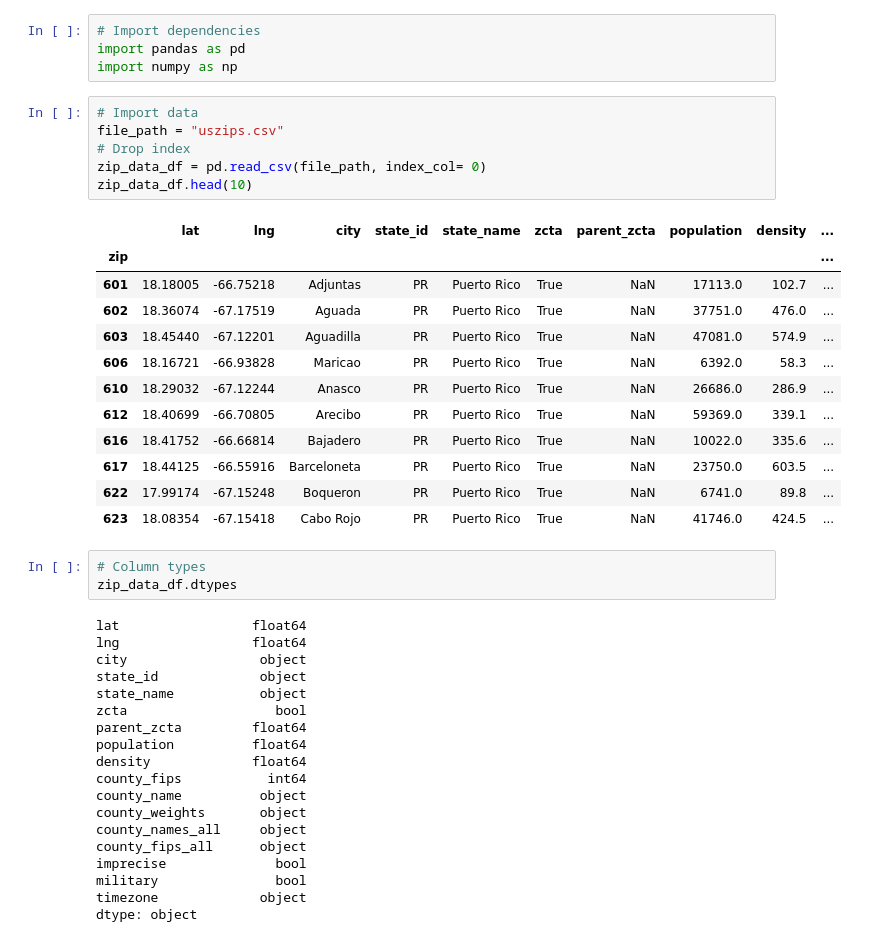
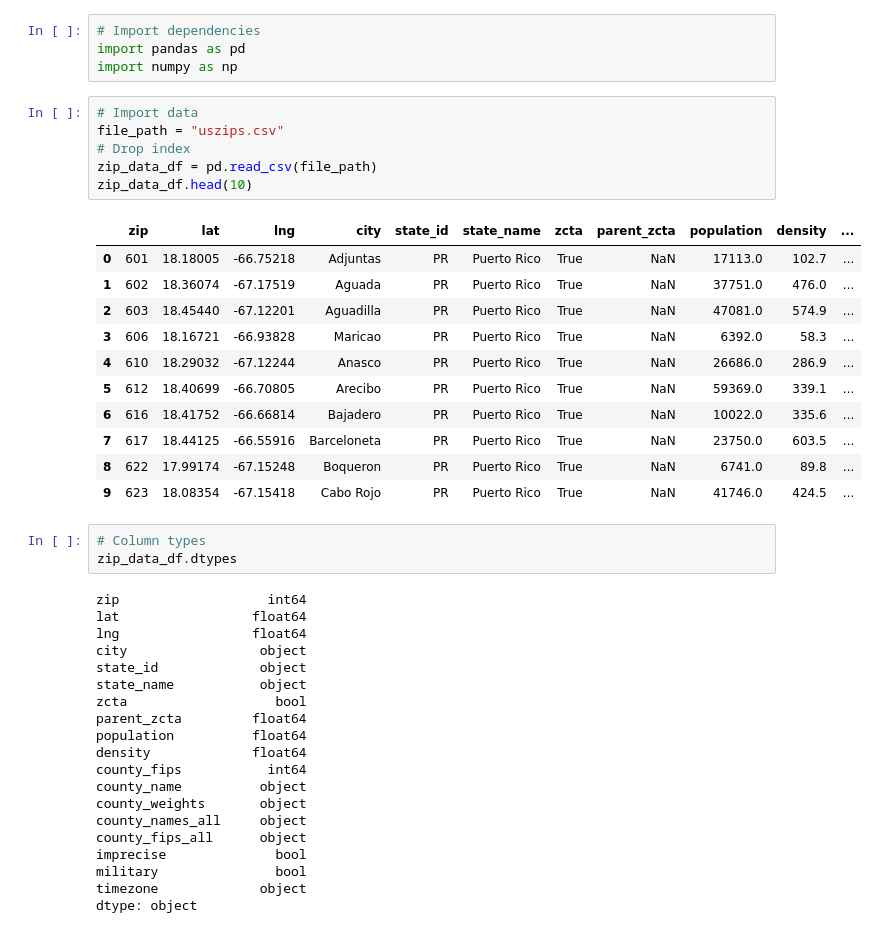
Before and after one commit to JacquelineCl/group_project, a Jupyter notebook: Jenny_Branch/CityPopMI.ipynb, the cells around one changed output. Cells and saved outputs as stored; diff of their text form.

Commit message:
Cleaned data and CSV

```diff
--- a/Jenny_Branch/CityPopMI.ipynb
+++ b/Jenny_Branch/CityPopMI.ipynb
@@ -5,26 +5,26 @@ import numpy as np
 # %%
 # Import data
 file_path = "uszips.csv"
 # Drop index
-zip_data_df = pd.read_csv(file_path, index_col= 0)
+zip_data_df = pd.read_csv(file_path)
 zip_data_df.head(10)
 # %% [output]
-|  | lat | lng | city | state_id | state_name | zcta | parent_zcta | population | density | ... |
-| zip |  |  |  |  |  |  |  |  |  | ... |
-| 601 | 18.18005 | -66.75218 | Adjuntas | PR | Puerto Rico | True | NaN | 17113.0 | 102.7 | ... |
-| 602 | 18.36074 | -67.17519 | Aguada | PR | Puerto Rico | True | NaN | 37751.0 | 476.0 | ... |
-| 603 | 18.45440 | -67.12201 | Aguadilla | PR | Puerto Rico | True | NaN | 47081.0 | 574.9 | ... |
-| 606 | 18.16721 | -66.93828 | Maricao | PR | Puerto Rico | True | NaN | 6392.0 | 58.3 | ... |
-| 610 | 18.29032 | -67.12244 | Anasco | PR | Puerto Rico | True | NaN | 26686.0 | 286.9 | ... |
-| 612 | 18.40699 | -66.70805 | Arecibo | PR | Puerto Rico | True | NaN | 59369.0 | 339.1 | ... |
-| 616 | 18.41752 | -66.66814 | Bajadero | PR | Puerto Rico | True | NaN | 10022.0 | 335.6 | ... |
-| 617 | 18.44125 | -66.55916 | Barceloneta | PR | Puerto Rico | True | NaN | 23750.0 | 603.5 | ... |
-| 622 | 17.99174 | -67.15248 | Boqueron | PR | Puerto Rico | True | NaN | 6741.0 | 89.8 | ... |
-| 623 | 18.08354 | -67.15418 | Cabo Rojo | PR | Puerto Rico | True | NaN | 41746.0 | 424.5 | ... |
+|  | zip | lat | lng | city | state_id | state_name | zcta | parent_zcta | population | density | ... |
+| 0 | 601 | 18.18005 | -66.75218 | Adjuntas | PR | Puerto Rico | True | NaN | 17113.0 | 102.7 | ... |
+| 1 | 602 | 18.36074 | -67.17519 | Aguada | PR | Puerto Rico | True | NaN | 37751.0 | 476.0 | ... |
+| 2 | 603 | 18.45440 | -67.12201 | Aguadilla | PR | Puerto Rico | True | NaN | 47081.0 | 574.9 | ... |
+| 3 | 606 | 18.16721 | -66.93828 | Maricao | PR | Puerto Rico | True | NaN | 6392.0 | 58.3 | ... |
+| 4 | 610 | 18.29032 | -67.12244 | Anasco | PR | Puerto Rico | True | NaN | 26686.0 | 286.9 | ... |
+| 5 | 612 | 18.40699 | -66.70805 | Arecibo | PR | Puerto Rico | True | NaN | 59369.0 | 339.1 | ... |
+| 6 | 616 | 18.41752 | -66.66814 | Bajadero | PR | Puerto Rico | True | NaN | 10022.0 | 335.6 | ... |
+| 7 | 617 | 18.44125 | -66.55916 | Barceloneta | PR | Puerto Rico | True | NaN | 23750.0 | 603.5 | ... |
+| 8 | 622 | 17.99174 | -67.15248 | Boqueron | PR | Puerto Rico | True | NaN | 6741.0 | 89.8 | ... |
+| 9 | 623 | 18.08354 | -67.15418 | Cabo Rojo | PR | Puerto Rico | True | NaN | 41746.0 | 424.5 | ... |
 # %%
 # Column types
 zip_data_df.dtypes
 # %% [output]
+zip                   int64
 lat                 float64
 lng                 float64
 city                 object
```
Also changed, not shown: parts of 10 cells of this notebook, 1 other file.
